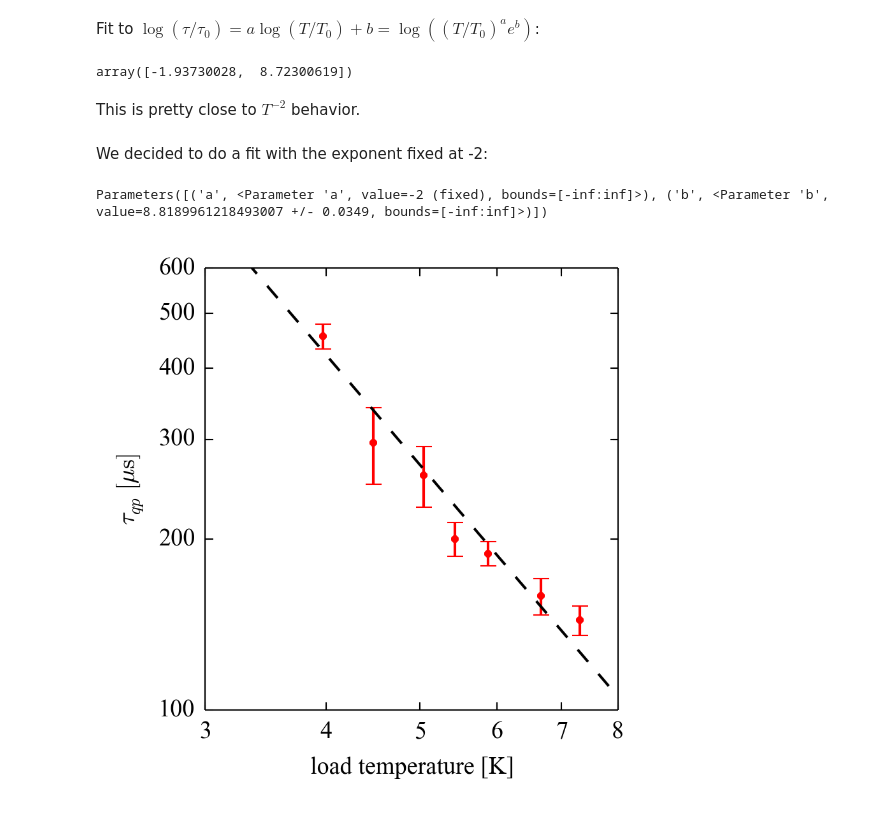
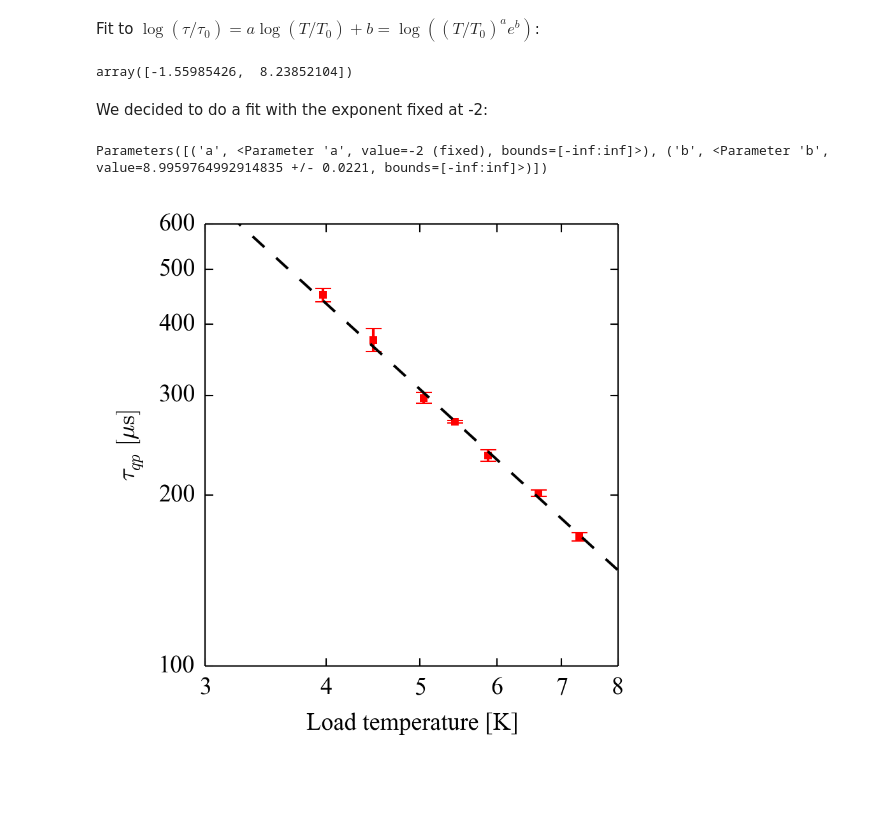
Before and after one commit to danielflanigan/ColumbiaCMB-notebooks, a Jupyter notebook: mkid/McCarrick_2014/tau_qp_vs_load_temperature.ipynb, the cells around one changed output. Cells and saved outputs as stored; diff of their text form; code cells hidden in the pictures; blank space fills up the shorter version.

Commit message:
Notebook and files for load temperature plot

```diff
--- a/mkid/McCarrick_2014/tau_qp_vs_load_temperature.ipynb
+++ b/mkid/McCarrick_2014/tau_qp_vs_load_temperature.ipynb
@@ -13,3 +21,7 @@ tau_fall_error = np.array([ 22.75598067,  45.51196133,  31.85837293, 13.6535884,
+# %%
+T_load = np.load('T_load.npy')
+tau = np.load('tau_load.npy')
+tau_error = np.load('tau_load_error.npy')
 # %% [markdown]
 Propagate the errors $\mathrm{d} \tau$:
 \begin{equation*}
@@ -23,12 +33,12 @@ log_error = tau_fall_error / tau_fall
+# %%
+log_error = tau_error / tau
 # %% [markdown]
 Fit to $\log(\tau / \tau_0) = a \log(T / T_0) + b = \log \left( (T / T_0)^a e^b \right)$:
 # %%
-poly = np.polyfit(np.log(T_eccosorb), np.log(tau_fall), 1, w=log_error**-1)
+poly = np.polyfit(np.log(T_load), np.log(tau), 1, w=log_error**-1)
 poly
 # %% [output]
-array([-1.93730028,  8.72300619])
+array([-1.55985426,  8.23852104])
-# %% [markdown]
-This is pretty close to $T^{-2}$ behavior.
 # %% [markdown]
 We decided to do a fit with the exponent fixed at -2:
 # %%
@@ -46,10 +56,10 @@ def initial():
     p.add('b', value=poly[1])
     return p
 # %%
-fit = lmfit.minimize(residual, initial(), args=[T_eccosorb, tau_fall, tau_fall_error])
+fit = lmfit.minimize(residual, initial(), args=[T_load, tau, tau_error])
 fit.params
 # %% [output]
-Parameters([('a', <Parameter 'a', value=-2 (fixed), bounds=[-inf:inf]>), ('b', <Parameter 'b', value=8.8189961218493007 +/- 0.0349, bounds=[-inf:inf]>)])
+Parameters([('a', <Parameter 'a', value=-2 (fixed), bounds=[-inf:inf]>), ('b', <Parameter 'b', value=8.9959764992914835 +/- 0.0221, bounds=[-inf:inf]>)])
 # %%
 lines = {'markersize': 3}
 font = {'family': 'serif',
@@ -88,22 +98,27 @@ plt.rc('savefig', **savefig)
 # %%
 fig, ax = plt.subplots()
 xticks = np.arange(3, 9)
 yticks = np.arange(100, 700, 100)
 TT = np.linspace(xticks[0], xticks[-1], 1e3)
-ax.errorbar(T_eccosorb, tau_fall, yerr=tau_fall_error, linestyle='None', color='red', markeredgecolor='None', marker='o')
-ax.plot(TT, TT**fit.params['a'].value * np.exp(fit.params['b'].value), linestyle='--', color='black')
+ax.errorbar(T_load, tau, yerr=tau_error, linestyle='None', color='red', markeredgecolor='None', marker='s',
+            label='20-element array')
+#ax.errorbar(T_eccosorb, tau_fall, yerr=tau_fall_error, linestyle='None', color='blue', markeredgecolor='None', marker='s')
+#ax.plot(TT, TT**fit.params['a'].value * np.exp(fit.params['b'].value), linestyle='--', color='black')
+ax.plot(TT, TT**poly[0] * np.exp(poly[1]), linestyle='--', color='black',
+        label=r'$\tau_{qp} \propto T_{bb}^{-1.6}$')
 ax.set_xscale('log')
 ax.set_yscale('log')
 ax.set_xlim(xticks[0], xticks[-1])
 ax.set_xticks(xticks)
 ax.set_xticklabels(['{:.0f}'.format(tick) for tick in xticks])
 ax.set_ylim(yticks[0], yticks[-1])
 ax.set_yticks(yticks)
 ax.set_yticklabels(['{:.0f}'.format(tick) for tick in yticks])
-ax.set_xlabel('load temperature [K]')
+ax.set_xlabel('Load temperature [K]')
 ax.set_ylabel(r'$\tau_{qp} \, [\mu \mathrm{s}]$')
+#ax.legend(loc='lower left')
 fig.savefig('tau_qp_vs_load_temperature.pdf')
 display.clear_output()
 display.display(fig)
 # %% [output]
-[figure, old version]
+[figure, new version]
```
Also changed, not shown: parts of 4 cells of this notebook, 3 other files.
